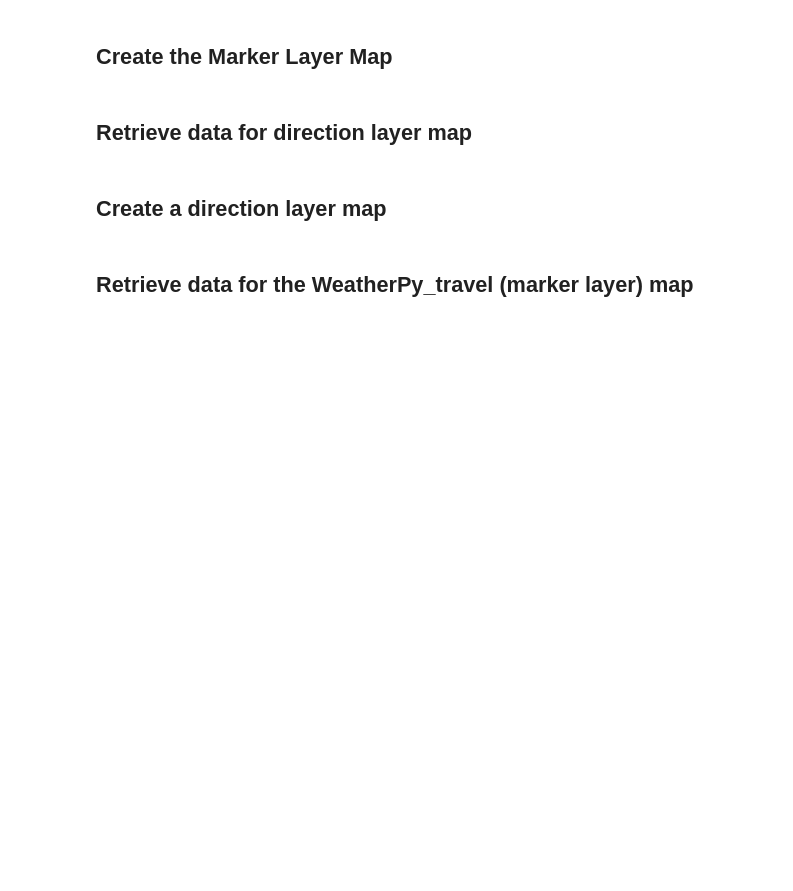
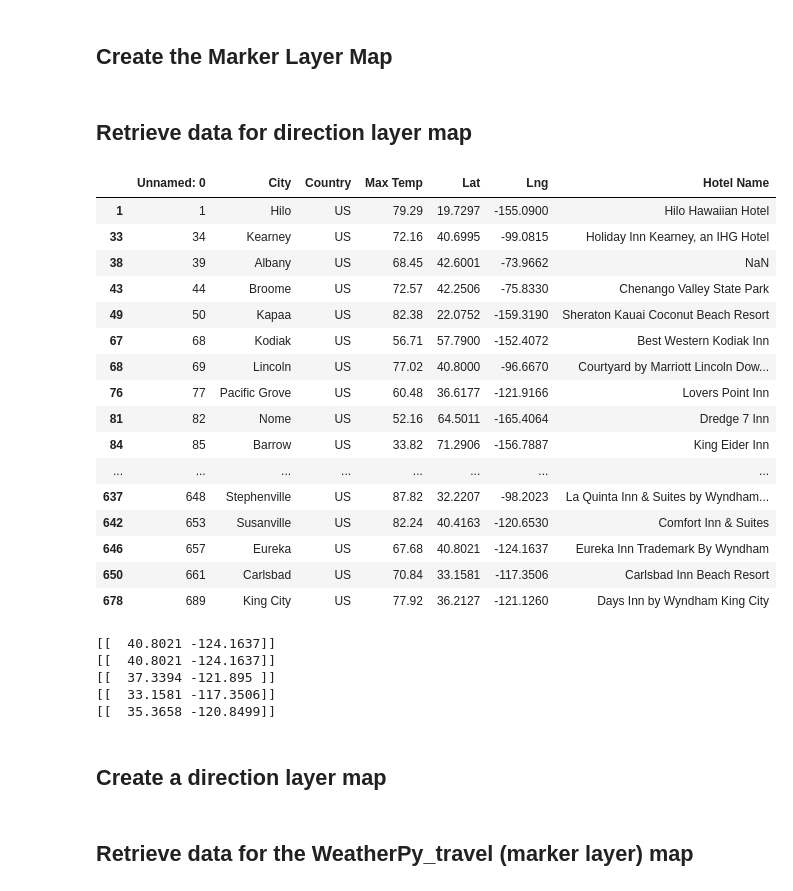
Before and after one commit to gwenfrishkoff/World_Weather_Analysis, a Jupyter notebook: Vacation_Itinerary.ipynb, the cells around one changed output. Cells and saved outputs as stored; diff of their text form; code cells hidden in the pictures; blank space fills up the shorter version.

```diff
--- a/Vacation_Itinerary.ipynb
+++ b/Vacation_Itinerary.ipynb
@@ -25,5 +23,5 @@ NameError: name 'gmaps' is not defined
 ## Import Source Data
 # %%
 # Read the WeatherPy_vacation.csv into a DataFrame.
-vacation_df = pd.read_csv("Vacation_Search/WeatherPy_vacation.csv")
+vacation_df = pd.read_csv("WeatherPy_vacation.csv")
 vacation_df.head()
@@ -52,5 +57,26 @@ locations = vacation_df[["Lat", "Lng"]]
 # 4b. Display the figure
 # %% [markdown]
 ## Retrieve data for direction layer map
+# %%
+#Restrict DF to US destinations
+vacation_df.loc[vacation_df["Country"] == "US"]
+# %% [output]
+|  | Unnamed: 0 | City | Country | Max Temp | Lat | Lng | Hotel Name |
+| 1 | 1 | Hilo | US | 79.29 | 19.7297 | -155.0900 | Hilo Hawaiian Hotel |
+| 33 | 34 | Kearney | US | 72.16 | 40.6995 | -99.0815 | Holiday Inn Kearney, an IHG Hotel |
+| 38 | 39 | Albany | US | 68.45 | 42.6001 | -73.9662 | NaN |
+| 43 | 44 | Broome | US | 72.57 | 42.2506 | -75.8330 | Chenango Valley State Park |
+| 49 | 50 | Kapaa | US | 82.38 | 22.0752 | -159.3190 | Sheraton Kauai Coconut Beach Resort |
+| 67 | 68 | Kodiak | US | 56.71 | 57.7900 | -152.4072 | Best Western Kodiak Inn |
+| 68 | 69 | Lincoln | US | 77.02 | 40.8000 | -96.6670 | Courtyard by Marriott Lincoln Dow... |
+| 76 | 77 | Pacific Grove | US | 60.48 | 36.6177 | -121.9166 | Lovers Point Inn |
+| 81 | 82 | Nome | US | 52.16 | 64.5011 | -165.4064 | Dredge 7 Inn |
+| 84 | 85 | Barrow | US | 33.82 | 71.2906 | -156.7887 | King Eider Inn |
+| ... | ... | ... | ... | ... | ... | ... | ... |
+| 637 | 648 | Stephenville | US | 87.82 | 32.2207 | -98.2023 | La Quinta Inn & Suites by Wyndham... |
+| 642 | 653 | Susanville | US | 82.24 | 40.4163 | -120.6530 | Comfort Inn & Suites |
+| 646 | 657 | Eureka | US | 67.68 | 40.8021 | -124.1637 | Eureka Inn Trademark By Wyndham |
+| 650 | 661 | Carlsbad | US | 70.84 | 33.1581 | -117.3506 | Carlsbad Inn Beach Resort |
+| 678 | 689 | King City | US | 77.92 | 36.2127 | -121.1260 | Days Inn by Wyndham King City |
 # %%
 # From the map above pick 4 cities and create a vacation itinerary route to travel between the four cities.
@@ -65,10 +92,22 @@ vacation_stop3 = vacation_df.loc[]
 # %%
-# 6. Get the latitude-longitude pairs as tuples from each city DataFrame using the to_numpy function and list indexing.
-start =
-end =
-stop1 =
-stop2 =
-stop3 =
+# Get the latitude-longitude pairs as tuples from each city DataFrame using the to_numpy function and list indexing.
+start = vacation_start[["Lat", "Lng"]].to_numpy()
+end = vacation_end[["Lat", "Lng"]].to_numpy()
+stop1 = vacation_stop1[["Lat", "Lng"]].to_numpy()
+stop2 = vacation_stop2[["Lat", "Lng"]].to_numpy()
+stop3 = vacation_stop3[["Lat", "Lng"]].to_numpy()
+
+print(start)
+print(end)
+print(stop1)
+print(stop2)
+print(stop3)
+# %% [output]
+[[  40.8021 -124.1637]]
+[[  40.8021 -124.1637]]
+[[  37.3394 -121.895 ]]
+[[  33.1581 -117.3506]]
+[[  35.3658 -120.8499]]
 # %% [markdown]
 ## Create a direction layer map
 # %%
```
Also changed, not shown: parts of 4 cells of this notebook, 11 other files.
